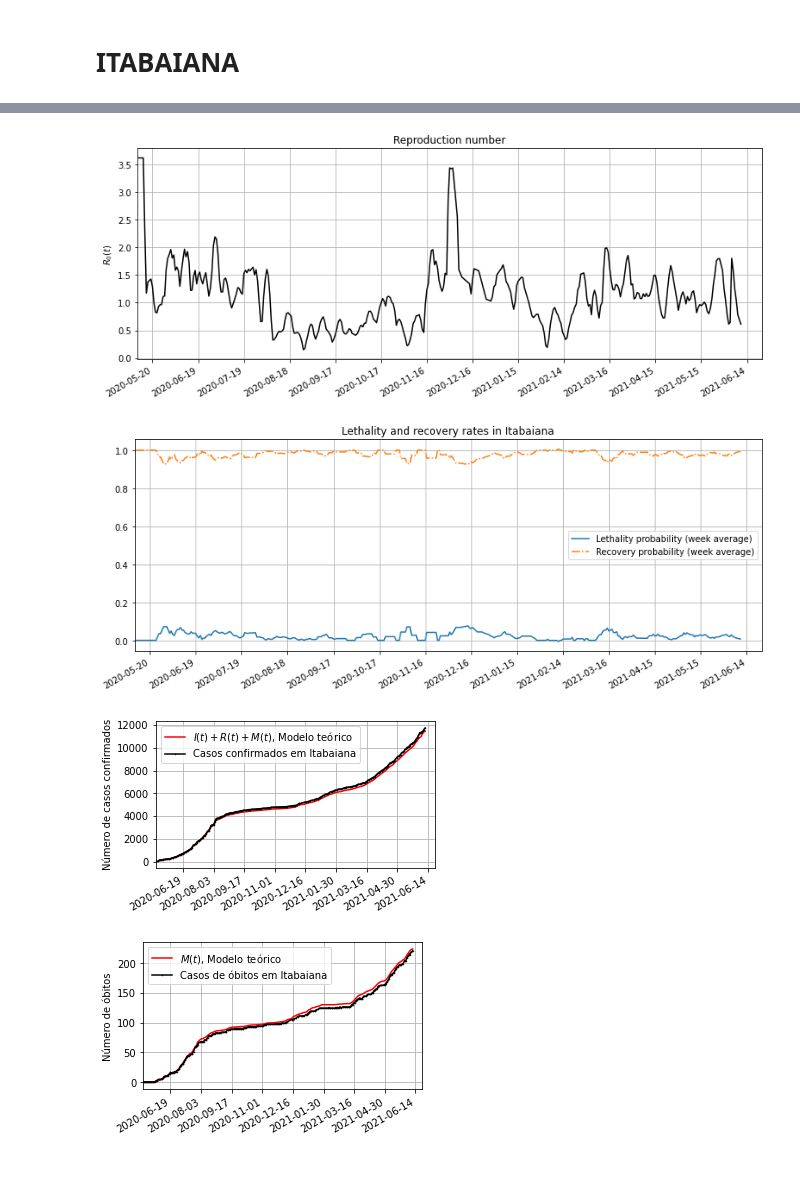
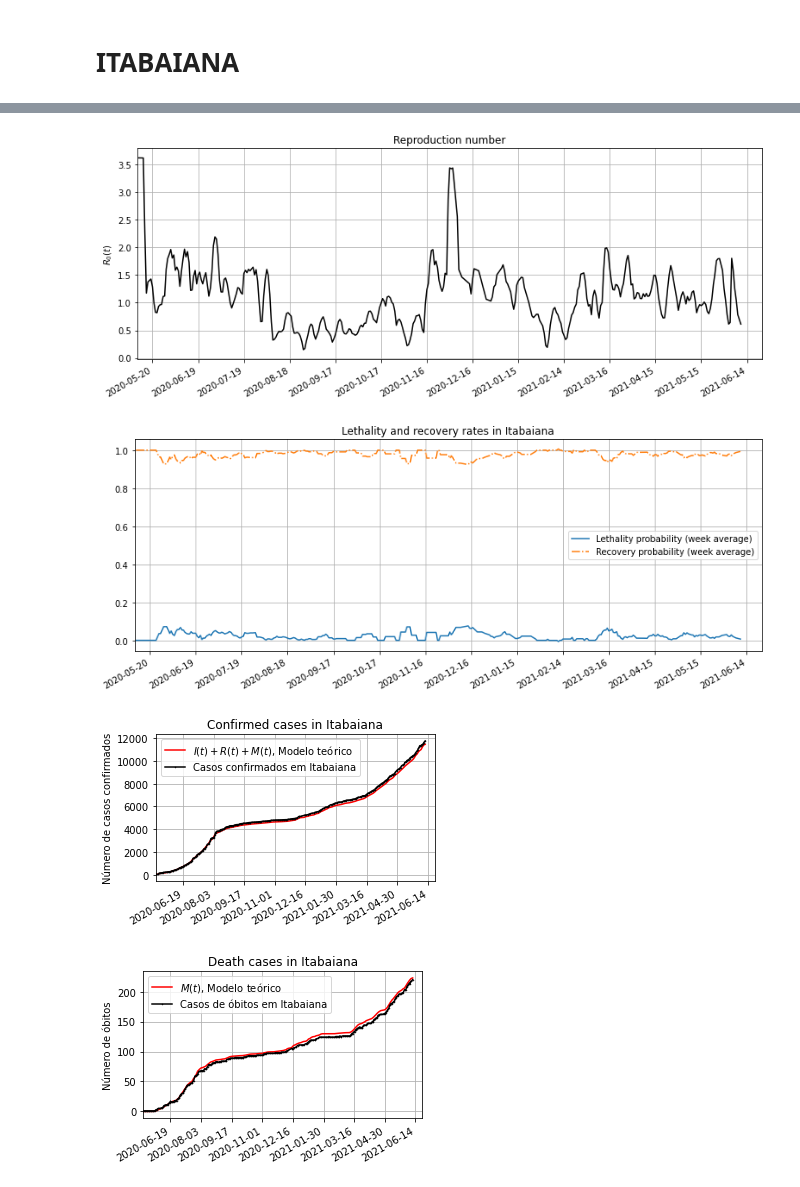
Before and after one commit to Jeffhenri/codigos_e_gr-fo, a Jupyter notebook: gráficos.ipynb, the cells around one changed output, grey strips where cells are left out. Saved outputs shown, nothing was run; the diff lists cells and outputs as text; code cells hidden in the pictures.

```diff
--- a/gráficos.ipynb
+++ b/gráficos.ipynb
@@ -2442,6 +2446,7 @@ dados = dados.sort_values('date', ascending=True)
 confirmed = dados['confirmed'].to_numpy().astype(int)
 deaths = dados['deaths'].to_numpy().astype(int)
 ind0 = (confirmed!=0).argmax()
+print(ind0)
 dates = pd.to_datetime(dados.date)
 dates = dates[ind0:]
 indFirstDeath = (deaths!=0).argmax()
@@ -2593,10 +2598,11 @@ ax1.set_title('Contagion rate in %s' % city_state)
 
 delta = timedelta(days=14                  )
 ax1.set_xlim(dates.iloc[0], dates.iloc[-1]+delta)
-
 ax1.xaxis.set_major_formatter(mdates.DateFormatter('%Y-%m-%d'))
 ax1.xaxis.set_major_locator(mdates.DayLocator(interval=30))
 plt.gcf().autofmt_xdate()
+
+print(f"Primeiro dia {dates.iloc[0]}")
 
 figure = 'Kappa %s_%s.jpg'% (city, state)
 figure = unidecode.unidecode(figure)
@@ -2654,14 +2660,14 @@ fig4, ax4 = plt.subplots(1, figsize=(5, 3), sharex=True)
 C= P_0*(I+R+M)
 ax4.plot(dates[1:], C[::day], 'r-', ms = 0.5,label=r"$I(t)+R(t)+M(t)$, Modelo teórico")
 ax4.plot(dates, confirmed, 'k-o', ms=0.5,  label= u"Casos confirmados em %s" % (city_state))
-
+dates
 #ax.set_xlabel()
 ax4.set_ylabel(u'Número de casos confirmados')
 
 ax4.set_xlim(dates.iloc[0], dates.iloc[-1]+delta)
 #ax.set_ylim()
 
-#ax4.set_title(u"Número de casos confirmados %s" % (city_state))
+ax4.set_title(u"Confirmed cases in %s" % (city_state))
 
 ax4.xaxis.set_major_formatter(mdates.DateFormatter('%Y-%m-%d'))
 ax4.xaxis.set_major_locator(mdates.DayLocator(interval=45))
@@ -2688,7 +2694,7 @@ ax5.set_ylabel(u'Número de óbitos')
 ax5.set_xlim(dates.iloc[0], dates.iloc[-1]+delta)
 #ax.set_ylim()
 
-#ax5.set_title(u"Death cases in %s" % (city_state))
+ax5.set_title(u"Death cases in %s" % (city_state))
 
 ax5.xaxis.set_major_formatter(mdates.DateFormatter('%Y-%m-%d'))
 ax5.xaxis.set_major_locator(mdates.DayLocator(interval=45))
@@ -2735,6 +2743,6 @@ P_let
 [figure]
 [figure]
 [figure]
-[figure, old version]
+[figure, new version]
-[figure, old version]
+[figure, new version]
 [figure]
```
Also changed, not shown: parts of 3 cells of this notebook.
